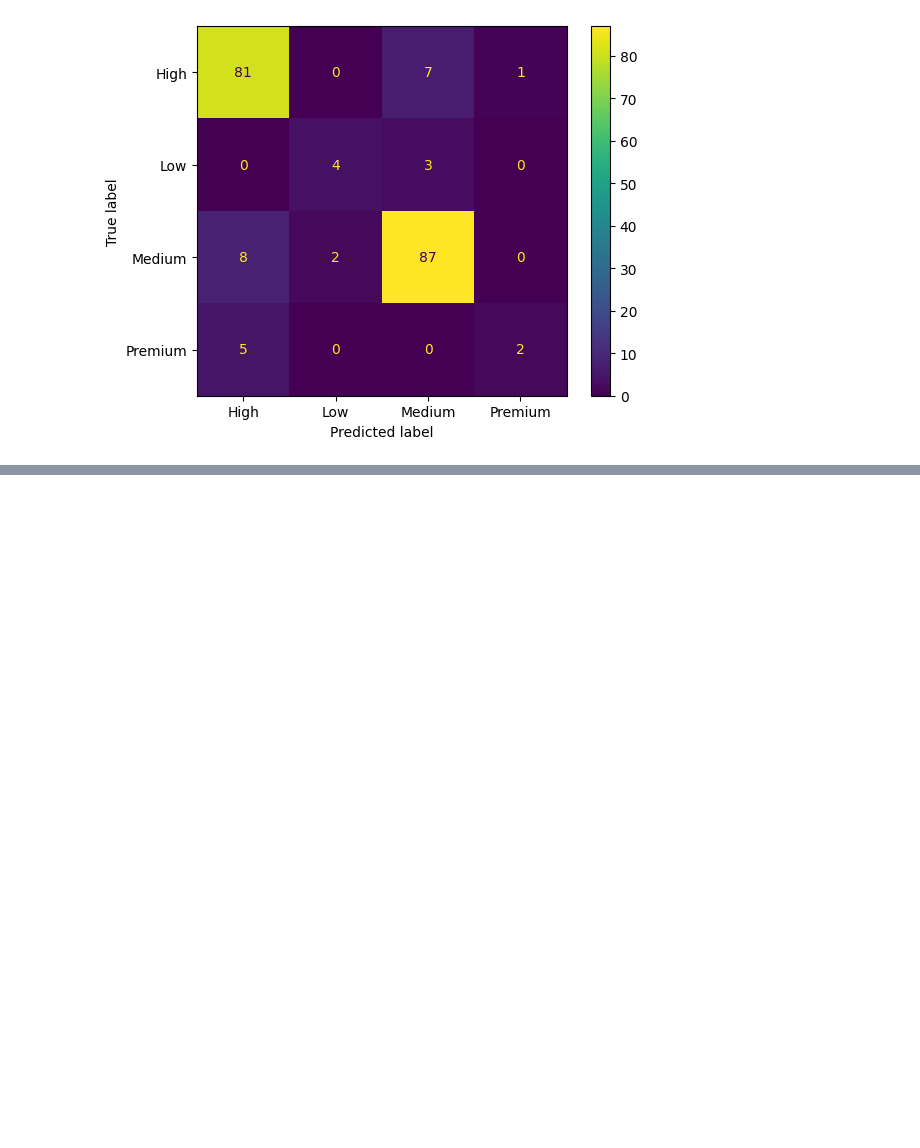
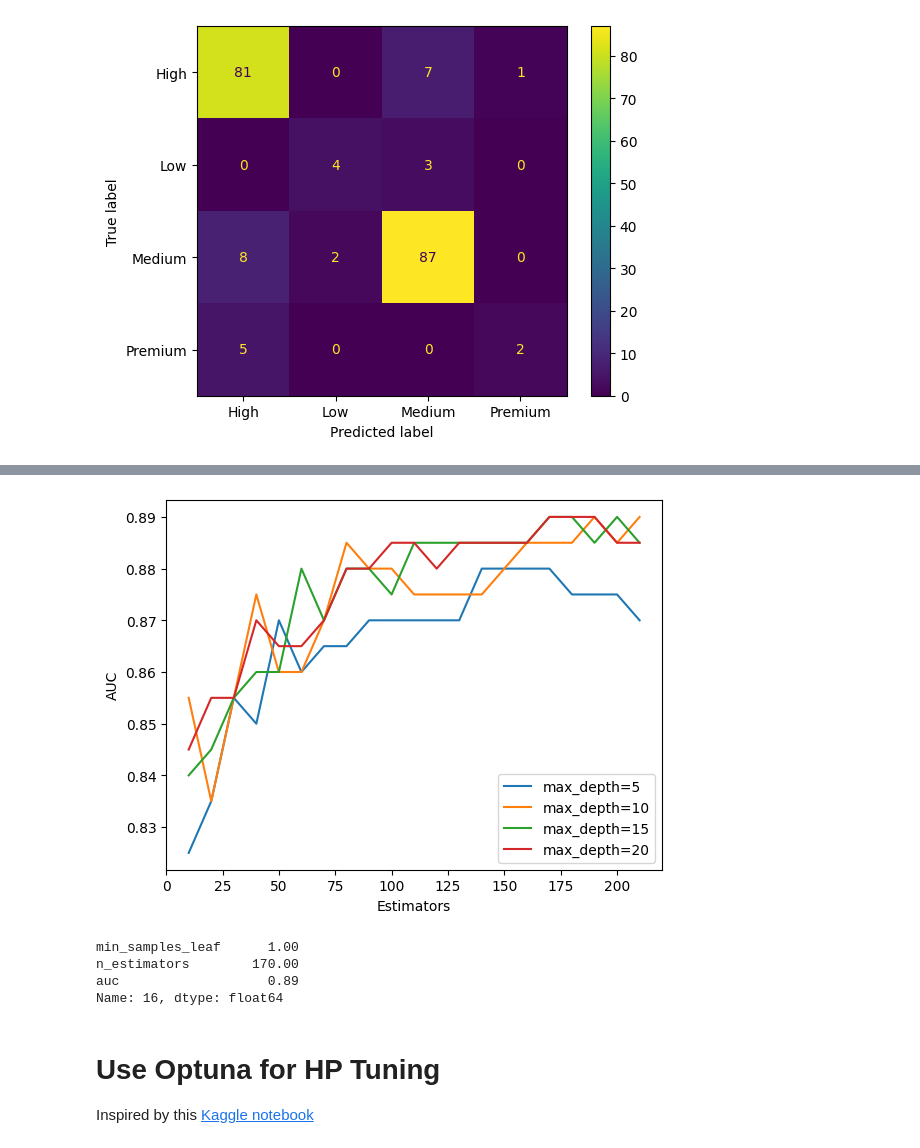
Before and after one commit to ju-arroyom/capstone_ml_zoomcamp, a Jupyter notebook: notebooks/notebook.ipynb, the cells around one changed output, grey strips where cells are left out. Saved outputs shown, nothing was run; the diff lists cells and outputs as text; code cells hidden in the pictures; blank space fills up the shorter version.

```diff
--- a/notebooks/notebook.ipynb
+++ b/notebooks/notebook.ipynb
@@ -295,0 +323,31 @@ plt.show()
+# %%
+scores = []
+
+for d in [5, 10, 15, 20]:
+    for n in range(10, 220, 10):
+        rf = RandomForestClassifier(n_estimators=n,
+                                    max_depth=d,
+                                    random_state=42,
+                                    n_jobs=-1)
+        rf.fit(X_train, y_train)
+
+        y_pred = rf.predict(X_val)
+        acc = accuracy_score(y_val, y_pred)
+
+        scores.append((d, n, acc))
+# %%
+columns = ['max_depth', 'n_estimators', 'auc']
+df_scores_hp2 = pd.DataFrame(scores, columns=columns)
+# %%
+for d in [5, 10, 15, 20]:
+    df_subset = df_scores_hp2[df_scores_hp2.max_depth == d]
+
+    plt.plot(df_subset.n_estimators, df_subset.auc,
+             label='max_depth=%d' % d)
+    plt.ylabel('AUC')
+    plt.xlabel("Estimators")
+
+plt.legend()
+plt.show()
+# %% [output]
+[figure, added]
@@ -295,0 +374,11 @@ plt.show()
+# %%
+df_scores_hp3.iloc[df_scores_hp3['auc'].idxmax()]
+# %% [output]
+min_samples_leaf      1.00
+n_estimators        170.00
+auc                   0.89
+Name: 16, dtype: float64
+# %% [markdown]
+# Use Optuna for HP Tuning
+
+Inspired by this [Kaggle notebook](https://www.kaggle.com/code/mustafagerme/optimization-of-random-forest-model-using-optuna)
```
Also changed, not shown: parts of 23 cells of this notebook.
